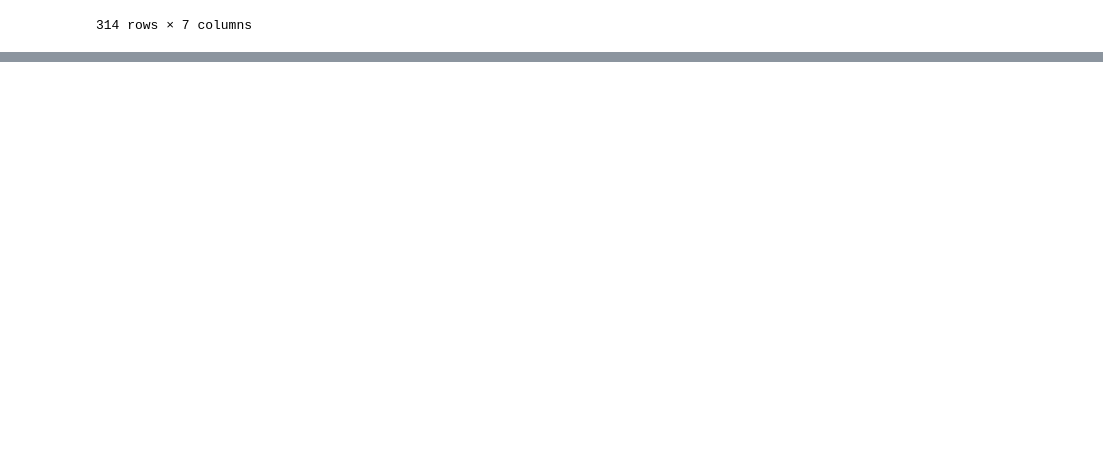
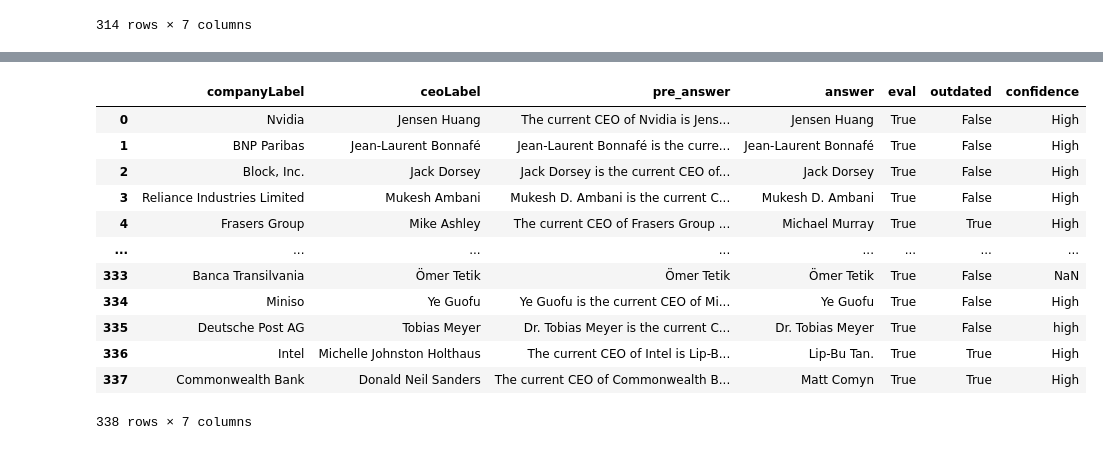
Before and after one commit to amal-gader/autovu-kg, a Jupyter notebook: autovu.ipynb, the cells around one changed output, grey strips where cells are left out. Saved outputs shown, nothing was run; the diff lists cells and outputs as text; code cells hidden in the pictures; blank space fills up the shorter version.

```diff
--- a/autovu.ipynb
+++ b/autovu.ipynb
@@ -469,0 +833,4 @@ resultant_dataframe[resultant_dataframe['ceoLabel']!=resultant_dataframe['answer
+# %%
+import pandas as pd
+
+df=pd.read_csv("results/ceo_deepseek_with_web_processed.csv")
@@ -469,0 +853,18 @@ resultant_dataframe[resultant_dataframe['ceoLabel']!=resultant_dataframe['answer
+# %%
+df['confidence']=df['pre_answer'].str.extract(r'(?i)\b(high|medium|low)\b')
+# %%
+df
+# %% [output]
+|  | companyLabel | ceoLabel | pre_answer | answer | eval | outdated | confidence |
+| 0 | Nvidia | Jensen Huang | The current CEO of Nvidia is Jens... | Jensen Huang | True | False | High |
+| 1 | BNP Paribas | Jean-Laurent Bonnafé | Jean-Laurent Bonnafé is the curre... | Jean-Laurent Bonnafé | True | False | High |
+| 2 | Block, Inc. | Jack Dorsey | Jack Dorsey is the current CEO of... | Jack Dorsey | True | False | High |
+| 3 | Reliance Industries Limited | Mukesh Ambani | Mukesh D. Ambani is the current C... | Mukesh D. Ambani | True | False | High |
+| 4 | Frasers Group | Mike Ashley | The current CEO of Frasers Group ... | Michael Murray | True | True | High |
+| ... | ... | ... | ... | ... | ... | ... | ... |
+| 333 | Banca Transilvania | Ömer Tetik | Ömer Tetik | Ömer Tetik | True | False | NaN |
+| 334 | Miniso | Ye Guofu | Ye Guofu is the current CEO of Mi... | Ye Guofu | True | False | High |
+| 335 | Deutsche Post AG | Tobias Meyer | Dr. Tobias Meyer is the current C... | Dr. Tobias Meyer | True | False | high |
+| 336 | Intel | Michelle Johnston Holthaus | The current CEO of Intel is Lip-B... | Lip-Bu Tan. | True | True | High |
+| 337 | Commonwealth Bank | Donald Neil Sanders | The current CEO of Commonwealth B... | Matt Comyn | True | True | High |
+338 rows × 7 columns
```
Also changed, not shown: parts of 128 cells of this notebook, 27 other files.
